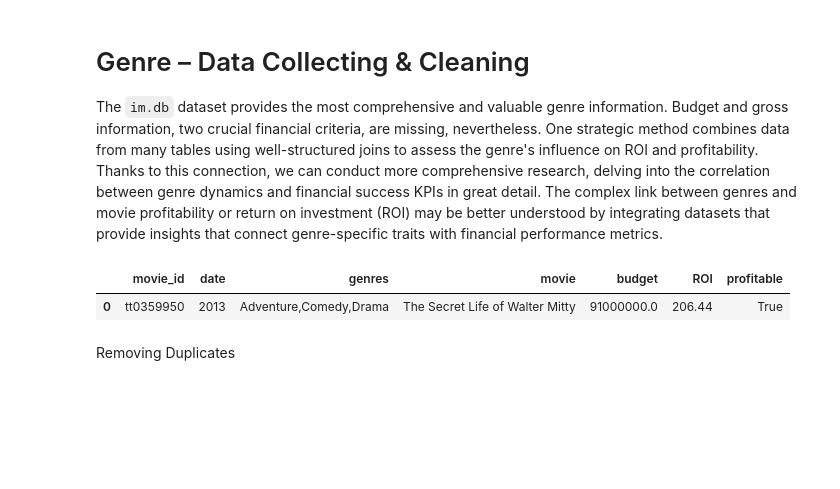
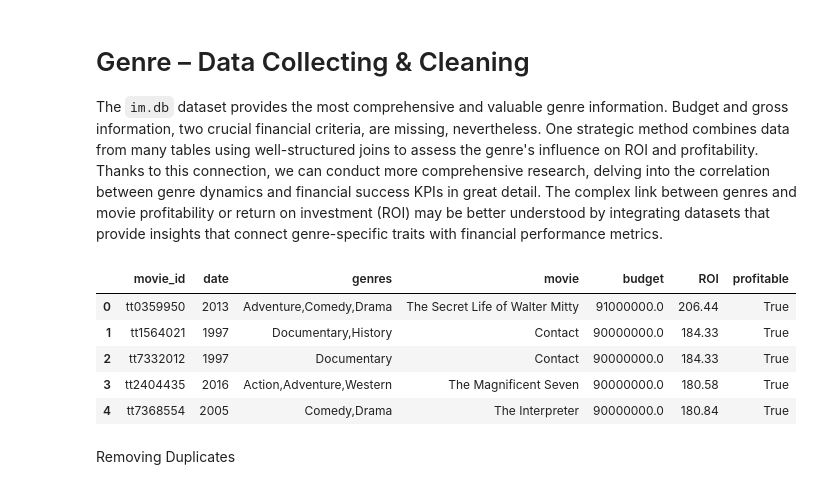
Before and after one commit to WKalawi/DTS-Phase-1-Project, a Jupyter notebook: PhaseOneProject.ipynb, the cells around one changed output. Cells and saved outputs as stored; diff of their text form; code cells hidden in the pictures; blank space fills up the shorter version.

```diff
--- a/PhaseOneProject.ipynb
+++ b/PhaseOneProject.ipynb
@@ -431,14 +434,18 @@ The `im.db` dataset provides the most comprehensive and valuable genre informati
 # %%
 merged_df = pd.merge(budgets_df, movie_basics, left_on='movie', right_on='primary_title', how='inner')
 
 # Select the desired columns
 genredf = merged_df[['movie_id', 'date', 'genres', 'movie', 'budget', 'ROI', 'profitable']]
 
 # Display the first row of the resulting dataframe
-genredf.head(1)
+genredf.head()
 # %% [output]
 |  | movie_id | date | genres | movie | budget | ROI | profitable |
 | 0 | tt0359950 | 2013 | Adventure,Comedy,Drama | The Secret Life of Walter Mitty | 91000000.0 | 206.44 | True |
+| 1 | tt1564021 | 1997 | Documentary,History | Contact | 90000000.0 | 184.33 | True |
+| 2 | tt7332012 | 1997 | Documentary | Contact | 90000000.0 | 184.33 | True |
+| 3 | tt2404435 | 2016 | Action,Adventure,Western | The Magnificent Seven | 90000000.0 | 180.58 | True |
+| 4 | tt7368554 | 2005 | Comedy,Drama | The Interpreter | 90000000.0 | 180.84 | True |
 # %% [markdown]
 Removing Duplicates
 # %%
```
Also changed, not shown: parts of 25 cells of this notebook.
